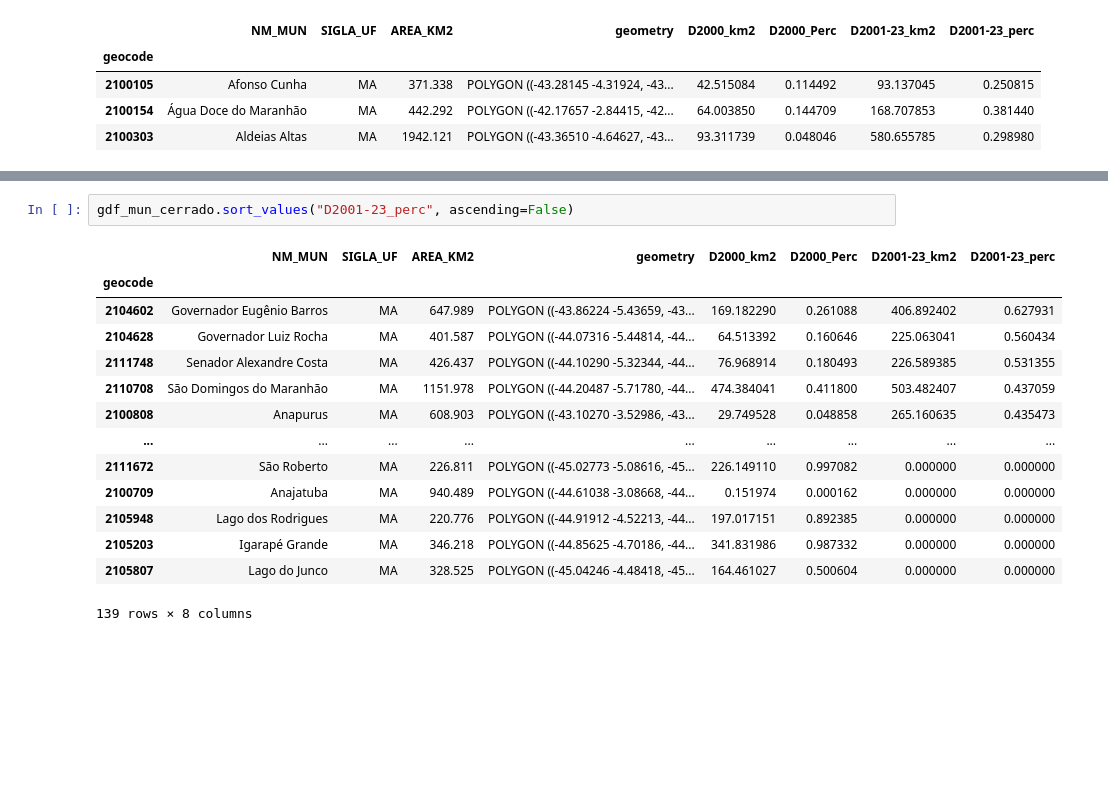
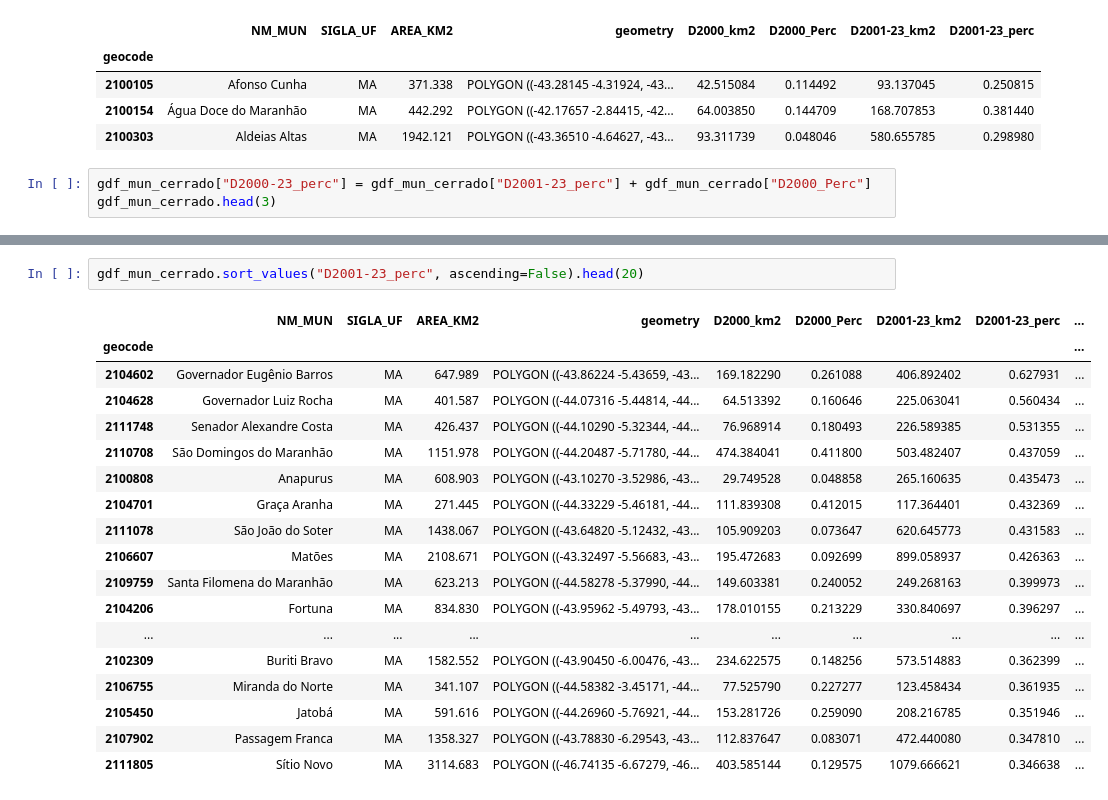
Before and after one commit to LambdaGeo/analise_cerrado_ma, a Jupyter notebook: analise_municipios.ipynb, the cells around one changed output, grey strips where cells are left out. Drawn from its saved outputs; the diff is of its cells as text; blank space fills up the shorter version.

```diff
--- a/analise_municipios.ipynb
+++ b/analise_municipios.ipynb
@@ -249,3 +249,6 @@ gdf_mun_cerrado.head(3)
 | 2100105 | Afonso Cunha | MA | 371.338 | POLYGON ((-43.28145 -4.31924, -43... | 42.515084 | 0.114492 | 93.137045 | 0.250815 |
 | 2100154 | Água Doce do Maranhão | MA | 442.292 | POLYGON ((-42.17657 -2.84415, -42... | 64.003850 | 0.144709 | 168.707853 | 0.381440 |
 | 2100303 | Aldeias Altas | MA | 1942.121 | POLYGON ((-43.36510 -4.64627, -43... | 93.311739 | 0.048046 | 580.655785 | 0.298980 |
+# %%
+gdf_mun_cerrado["D2000-23_perc"] = gdf_mun_cerrado["D2001-23_perc"] + gdf_mun_cerrado["D2000_Perc"]
+gdf_mun_cerrado.head(3)
@@ -252,17 +261,21 @@ gdf_mun_cerrado.head(3)
 # %%
-gdf_mun_cerrado.sort_values("D2001-23_perc", ascending=False)
+gdf_mun_cerrado.sort_values("D2001-23_perc", ascending=False).head(20)
 # %% [output]
-|  | NM_MUN | SIGLA_UF | AREA_KM2 | geometry | D2000_km2 | D2000_Perc | D2001-23_km2 | D2001-23_perc |
-| geocode |  |  |  |  |  |  |  |  |
-| 2104602 | Governador Eugênio Barros | MA | 647.989 | POLYGON ((-43.86224 -5.43659, -43... | 169.182290 | 0.261088 | 406.892402 | 0.627931 |
-| 2104628 | Governador Luiz Rocha | MA | 401.587 | POLYGON ((-44.07316 -5.44814, -44... | 64.513392 | 0.160646 | 225.063041 | 0.560434 |
-| 2111748 | Senador Alexandre Costa | MA | 426.437 | POLYGON ((-44.10290 -5.32344, -44... | 76.968914 | 0.180493 | 226.589385 | 0.531355 |
-| 2110708 | São Domingos do Maranhão | MA | 1151.978 | POLYGON ((-44.20487 -5.71780, -44... | 474.384041 | 0.411800 | 503.482407 | 0.437059 |
-| 2100808 | Anapurus | MA | 608.903 | POLYGON ((-43.10270 -3.52986, -43... | 29.749528 | 0.048858 | 265.160635 | 0.435473 |
-| ... | ... | ... | ... | ... | ... | ... | ... | ... |
-| 2111672 | São Roberto | MA | 226.811 | POLYGON ((-45.02773 -5.08616, -45... | 226.149110 | 0.997082 | 0.000000 | 0.000000 |
-| 2100709 | Anajatuba | MA | 940.489 | POLYGON ((-44.61038 -3.08668, -44... | 0.151974 | 0.000162 | 0.000000 | 0.000000 |
-| 2105948 | Lago dos Rodrigues | MA | 220.776 | POLYGON ((-44.91912 -4.52213, -44... | 197.017151 | 0.892385 | 0.000000 | 0.000000 |
-| 2105203 | Igarapé Grande | MA | 346.218 | POLYGON ((-44.85625 -4.70186, -44... | 341.831986 | 0.987332 | 0.000000 | 0.000000 |
-| 2105807 | Lago do Junco | MA | 328.525 | POLYGON ((-45.04246 -4.48418, -45... | 164.461027 | 0.500604 | 0.000000 | 0.000000 |
+|  | NM_MUN | SIGLA_UF | AREA_KM2 | geometry | D2000_km2 | D2000_Perc | D2001-23_km2 | D2001-23_perc | ... |
+| geocode |  |  |  |  |  |  |  |  | ... |
+| 2104602 | Governador Eugênio Barros | MA | 647.989 | POLYGON ((-43.86224 -5.43659, -43... | 169.182290 | 0.261088 | 406.892402 | 0.627931 | ... |
+| 2104628 | Governador Luiz Rocha | MA | 401.587 | POLYGON ((-44.07316 -5.44814, -44... | 64.513392 | 0.160646 | 225.063041 | 0.560434 | ... |
+| 2111748 | Senador Alexandre Costa | MA | 426.437 | POLYGON ((-44.10290 -5.32344, -44... | 76.968914 | 0.180493 | 226.589385 | 0.531355 | ... |
+| 2110708 | São Domingos do Maranhão | MA | 1151.978 | POLYGON ((-44.20487 -5.71780, -44... | 474.384041 | 0.411800 | 503.482407 | 0.437059 | ... |
+| 2100808 | Anapurus | MA | 608.903 | POLYGON ((-43.10270 -3.52986, -43... | 29.749528 | 0.048858 | 265.160635 | 0.435473 | ... |
+| 2104701 | Graça Aranha | MA | 271.445 | POLYGON ((-44.33229 -5.46181, -44... | 111.839308 | 0.412015 | 117.364401 | 0.432369 | ... |
+| 2111078 | São João do Soter | MA | 1438.067 | POLYGON ((-43.64820 -5.12432, -43... | 105.909203 | 0.073647 | 620.645773 | 0.431583 | ... |
+| 2106607 | Matões | MA | 2108.671 | POLYGON ((-43.32497 -5.56683, -43... | 195.472683 | 0.092699 | 899.058937 | 0.426363 | ... |
+| 2109759 | Santa Filomena do Maranhão | MA | 623.213 | POLYGON ((-44.58278 -5.37990, -44... | 149.603381 | 0.240052 | 249.268163 | 0.399973 | ... |
+| 2104206 | Fortuna | MA | 834.830 | POLYGON ((-43.95962 -5.49793, -43... | 178.010155 | 0.213229 | 330.840697 | 0.396297 | ... |
+| ... | ... | ... | ... | ... | ... | ... | ... | ... | ... |
+| 2102309 | Buriti Bravo | MA | 1582.552 | POLYGON ((-43.90450 -6.00476, -43... | 234.622575 | 0.148256 | 573.514883 | 0.362399 | ... |
+| 2106755 | Miranda do Norte | MA | 341.107 | POLYGON ((-44.58382 -3.45171, -44... | 77.525790 | 0.227277 | 123.458434 | 0.361935 | ... |
+| 2105450 | Jatobá | MA | 591.616 | POLYGON ((-44.26960 -5.76921, -44... | 153.281726 | 0.259090 | 208.216785 | 0.351946 | ... |
+| 2107902 | Passagem Franca | MA | 1358.327 | POLYGON ((-43.78830 -6.29543, -43... | 112.837647 | 0.083071 | 472.440080 | 0.347810 | ... |
+| 2111805 | Sítio Novo | MA | 3114.683 | POLYGON ((-46.74135 -6.67279, -46... | 403.585144 | 0.129575 | 1079.666621 | 0.346638 | ... |
-139 rows × 8 columns
```
Also changed, not shown: parts of 1 cell of this notebook.
